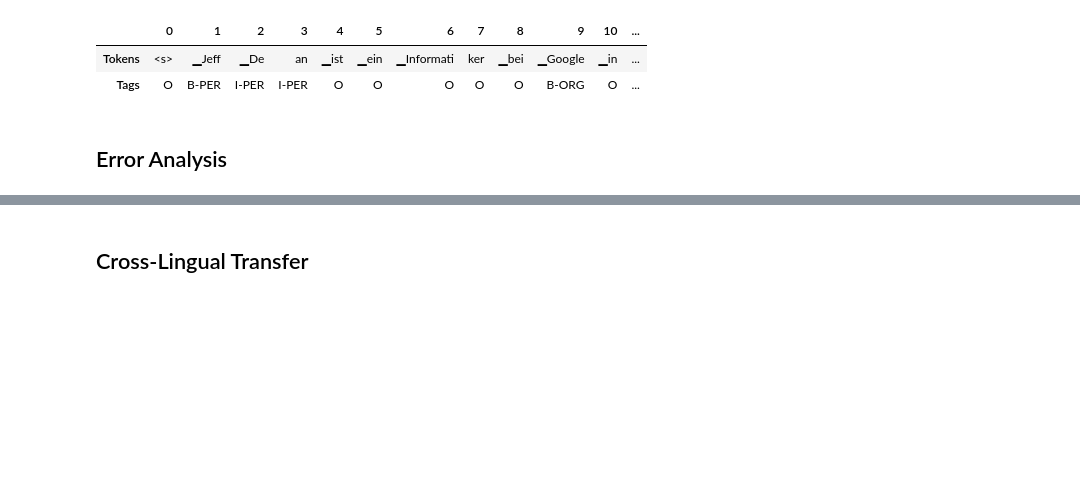
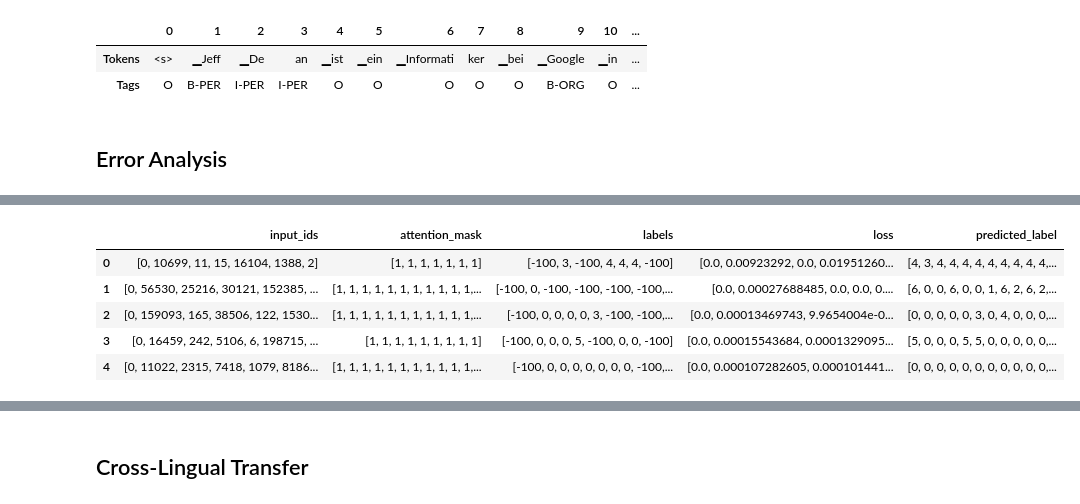
Before and after one commit to Kitipali/notebooks, a Jupyter notebook: 04_jf_multilingual-ner.ipynb, the cells around one changed output, grey strips where cells are left out. Drawn from its saved outputs; the diff is of its cells as text; code cells hidden in the pictures; blank space fills up the shorter version.

```diff
--- a/04_jf_multilingual-ner.ipynb
+++ b/04_jf_multilingual-ner.ipynb
@@ -842,0 +1255,9 @@ df.head(1)
+# %%
+df.head()
+# %% [output]
+|  | input_ids | attention_mask | labels | loss | predicted_label |
+| 0 | [0, 10699, 11, 15, 16104, 1388, 2] | [1, 1, 1, 1, 1, 1, 1] | [-100, 3, -100, 4, 4, 4, -100] | [0.0, 0.00923292, 0.0, 0.01951260... | [4, 3, 4, 4, 4, 4, 4, 4, 4, 4, 4,... |
+| 1 | [0, 56530, 25216, 30121, 152385, ... | [1, 1, 1, 1, 1, 1, 1, 1, 1, 1, 1,... | [-100, 0, -100, -100, -100, -100,... | [0.0, 0.00027688485, 0.0, 0.0, 0.... | [6, 0, 0, 6, 0, 0, 1, 6, 2, 6, 2,... |
+| 2 | [0, 159093, 165, 38506, 122, 1530... | [1, 1, 1, 1, 1, 1, 1, 1, 1, 1, 1,... | [-100, 0, 0, 0, 0, 3, -100, -100,... | [0.0, 0.00013469743, 9.9654004e-0... | [0, 0, 0, 0, 0, 3, 0, 4, 0, 0, 0,... |
+| 3 | [0, 16459, 242, 5106, 6, 198715, ... | [1, 1, 1, 1, 1, 1, 1, 1, 1] | [-100, 0, 0, 0, 5, -100, 0, 0, -100] | [0.0, 0.00015543684, 0.0001329095... | [5, 0, 0, 0, 5, 5, 0, 0, 0, 0, 0,... |
+| 4 | [0, 11022, 2315, 7418, 1079, 8186... | [1, 1, 1, 1, 1, 1, 1, 1, 1, 1, 1,... | [-100, 0, 0, 0, 0, 0, 0, 0, -100,... | [0.0, 0.000107282605, 0.000101441... | [0, 0, 0, 0, 0, 0, 0, 0, 0, 0, 0,... |
```
Also changed, not shown: parts of 67 cells of this notebook, 7 other files.
